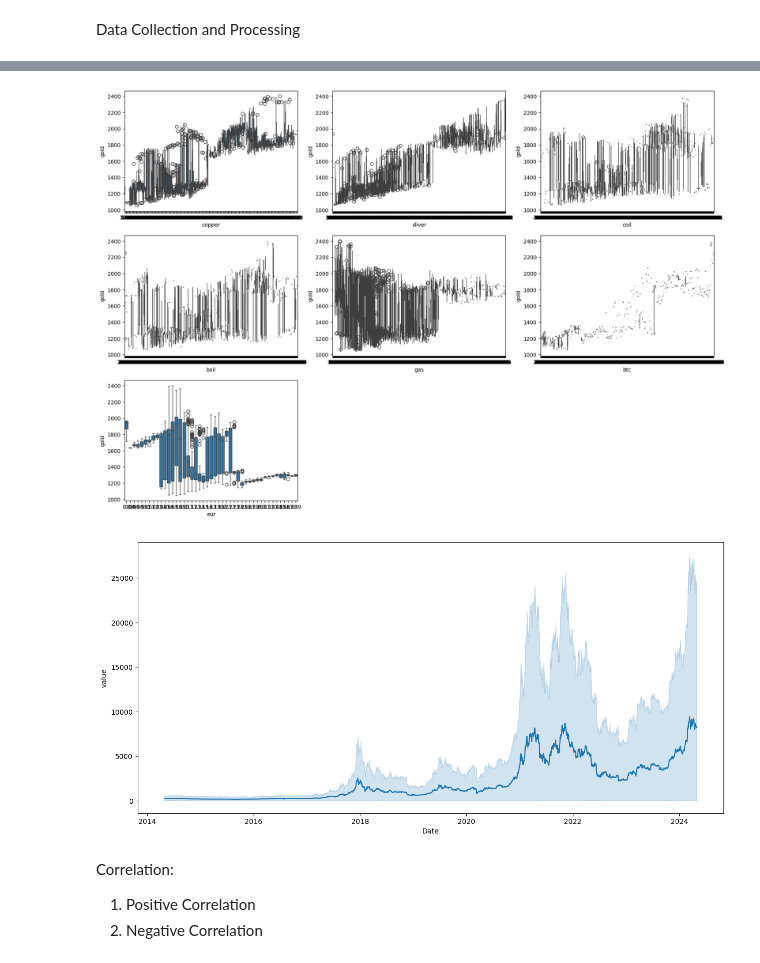
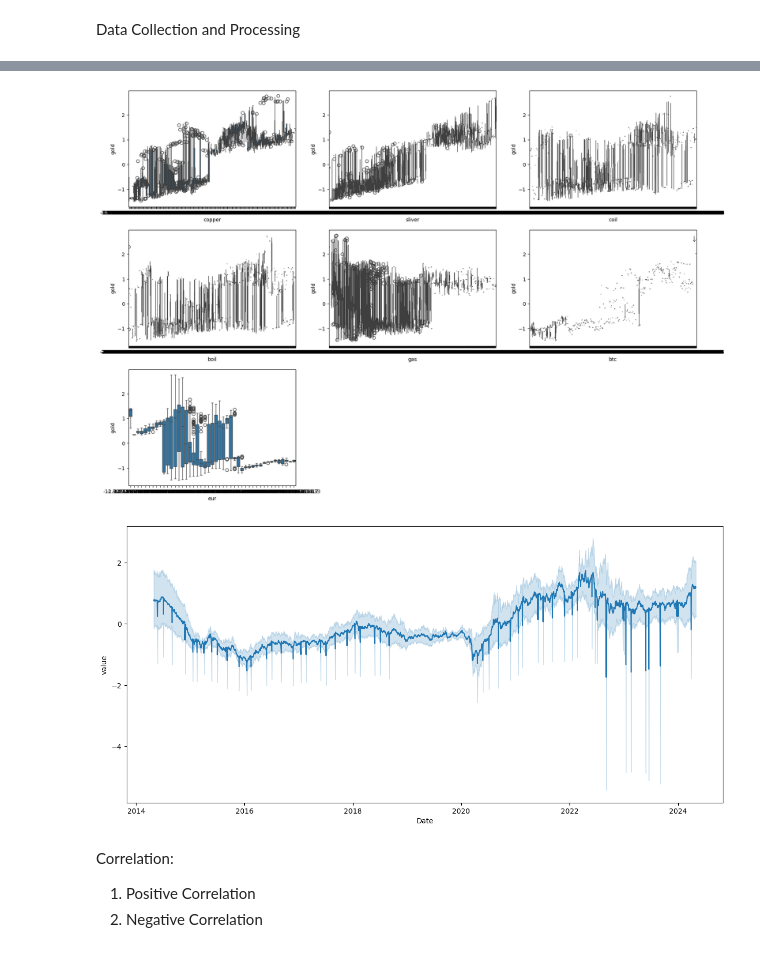
Before and after one commit to appsstuff/GoldPricePredictionDS, a Jupyter notebook: Gold_price_prediction.ipynb, the cells around one changed output, grey strips where cells are left out. Drawn from its saved outputs; the diff is of its cells as text; code cells hidden in the pictures.

```diff
--- a/Gold_price_prediction.ipynb
+++ b/Gold_price_prediction.ipynb
@@ -28,6 +28,7 @@ Drive already mounted at /content/drive; to attempt to forcibly remount, call dr
 Data Collection and Processing
 # %%
 # loading the csv data to a Pandas DataFrame
-gold_data = pd.read_csv('gold-price-commodites2024.csv')
+gold_dataـds = pd.read_csv('gold-price-commodites2024.csv')
+yahoofince_ds = pd.read_csv('YahooDS.csv')
 # %%
 # print first 5 rows in the dataframe
@@ -101,0 +92,9 @@ dtype: int64
+# %%
+# checking the number of missing values
+# Fill null values with a constant
+
+gold_dataـds['Date']     = pd.to_datetime(gold_dataـds['Date'])
+gold_dataـds = gold_dataـds.fillna(0)
+yahoofince_ds = yahoofince_ds.fillna(0)
+gold_dataـds.isnull().sum()
+yahoofince_ds.isnull().sum()
@@ -114,0 +135,18 @@ gold_data.describe()
+# %%
+# Data Normalization : Data normalization involves adjusting measurement values of different scales to a common scale between all columns
+# Apply Single Feature Scaling :  transforms each value in a column into a number between 0 and 1
+from sklearn.preprocessing import StandardScaler
+
+gold_data = gold_dataـds
+
+# ِExample for Standard Scaler: gold_data['gold'] = gold_data['gold'] / gold_data['gold'].max()
+# create a StandardScaler object
+scaler = StandardScaler(copy=True)
+cols_to_scale = ['gold',	'btc',	'eur'	,'coil',	'boil'	,'gas',	'copper'	,'sliver']
+
+# fit and transform the data
+scaled_data = scaler.fit(gold_data[cols_to_scale])
+
+# create a new DataFrame with the scaled data
+gold_data[cols_to_scale] = scaler.transform(gold_data[cols_to_scale])
+gold_data.head()
@@ -114,0 +160,4 @@ gold_data.describe()
+# %%
+#Create index  for InvestingDS
+gold_data.set_index('Date', inplace=True)
+gold_data.index
@@ -152,25 +229,25 @@ plt.show()
 # %%
-plt.figure(figsize=(20, 14))
-plt.subplot(3,3,1)
-sns.boxplot(x='copper', y='gold', data=gold_data)
-plt.subplot(3,3,2)
-sns.boxplot(x='sliver', y='gold', data=gold_data)
-plt.subplot(3,3,3)
-sns.boxplot(x='coil', y='gold', data=gold_data)
-plt.subplot(3,3,4)
-sns.boxplot(x='boil', y='gold', data=gold_data)
-plt.subplot(3,3,5)
-sns.boxplot(x='gas', y='gold', data=gold_data)
-plt.subplot(3,3,6)
-sns.boxplot(x='btc', y='gold', data=gold_data)
-plt.subplot(3,3,7)
-sns.boxplot(x='eur', y='gold', data=gold_data)
-plt.show()
+# plt.figure(figsize=(20, 14))
+# plt.subplot(3,3,1)
+# sns.boxplot(x='copper', y='gold', data=gold_data)
+# plt.subplot(3,3,2)
+# sns.boxplot(x='sliver', y='gold', data=gold_data)
+# plt.subplot(3,3,3)
+# sns.boxplot(x='coil', y='gold', data=gold_data)
+# plt.subplot(3,3,4)
+# sns.boxplot(x='boil', y='gold', data=gold_data)
+# plt.subplot(3,3,5)
+# sns.boxplot(x='gas', y='gold', data=gold_data)
+# plt.subplot(3,3,6)
+# sns.boxplot(x='btc', y='gold', data=gold_data)
+# plt.subplot(3,3,7)
+# sns.boxplot(x='eur', y='gold', data=gold_data)
+# plt.show()
 # %% [output]
-[figure, old version]
+[figure, new version]
 # %%
 plt.figure(figsize=(15,7))
 dataDF=pd.melt(gold_data, ['Date'])
-series1=sns.lineplot(x='Date',y='value',data=dataDF , palette=['red', 'blue'])
+series1=sns.lineplot(x='Date',y='value',data=dataDF , palette=['red'])
 # %% [output]
-[figure, old version]
+[figure, new version]
```
Also changed, not shown: parts of 30 cells of this notebook.
